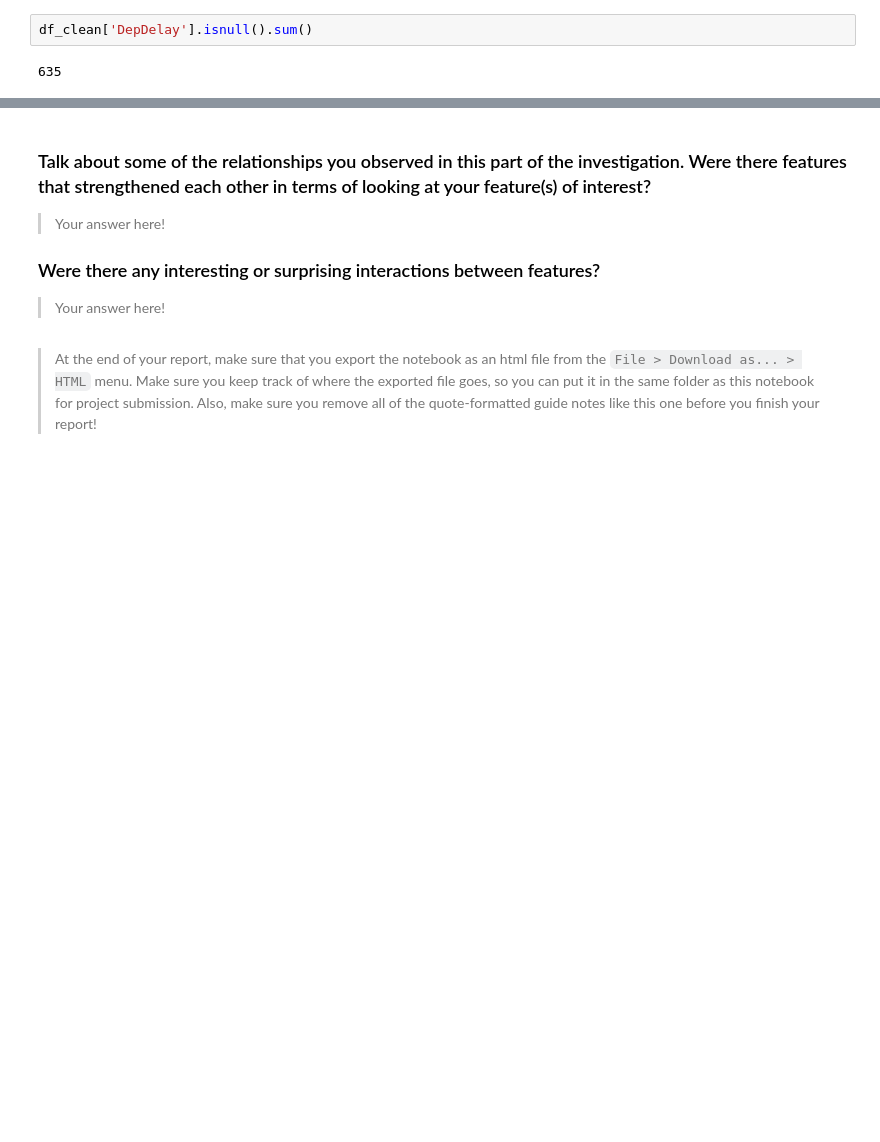
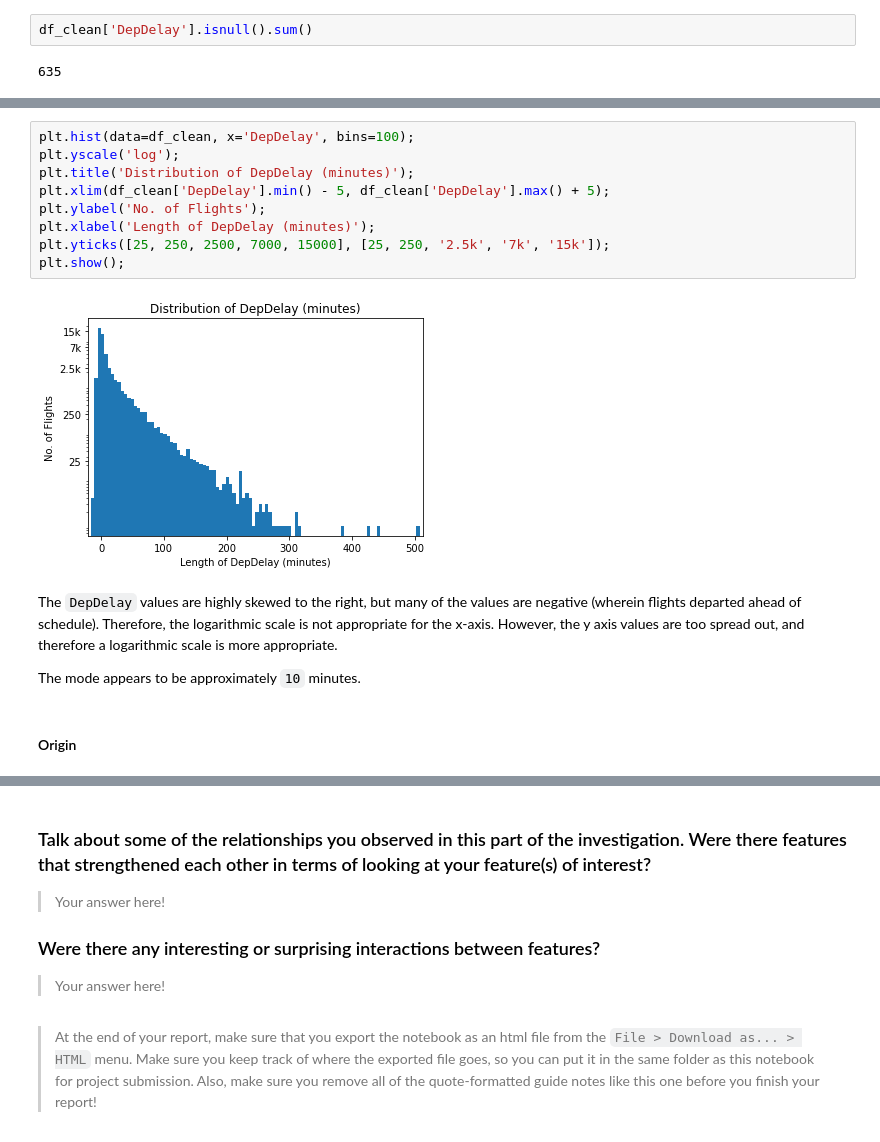
Before and after one commit to blue-santa/udacity-data-analytics, a Jupyter notebook: 05-Project/02-project/exploration_template.ipynb, the cells around one changed output, grey strips where cells are left out. Saved outputs shown, nothing was run; the diff lists cells and outputs as text; blank space fills up the shorter version.

```diff
--- a/05-Project/02-project/exploration_template.ipynb
+++ b/05-Project/02-project/exploration_template.ipynb
@@ -262,0 +268,17 @@ The `AirTime` column shows approximately `49` thousand entries, with `707` entri
+# %%
+plt.hist(data=df_clean, x='DepDelay', bins=100);
+plt.yscale('log');
+plt.title('Distribution of DepDelay (minutes)');
+plt.xlim(df_clean['DepDelay'].min() - 5, df_clean['DepDelay'].max() + 5);
+plt.ylabel('No. of Flights');
+plt.xlabel('Length of DepDelay (minutes)');
+plt.yticks([25, 250, 2500, 7000, 15000], [25, 250, '2.5k', '7k', '15k']);
+plt.show();
+# %% [output]
+[figure, added]
+# %% [markdown]
+The `DepDelay` values are highly skewed to the right, but many of the values are negative (wherein flights departed ahead of schedule). Therefore, the logarithmic scale is not appropriate for the x-axis. However, the y axis values are too spread out, and therefore a logarithmic scale is more appropriate.
+
+The mode appears to be approximately `10` minutes.
+# %% [markdown]
+#### Origin
```
Also changed, not shown: parts of 26 cells of this notebook.
